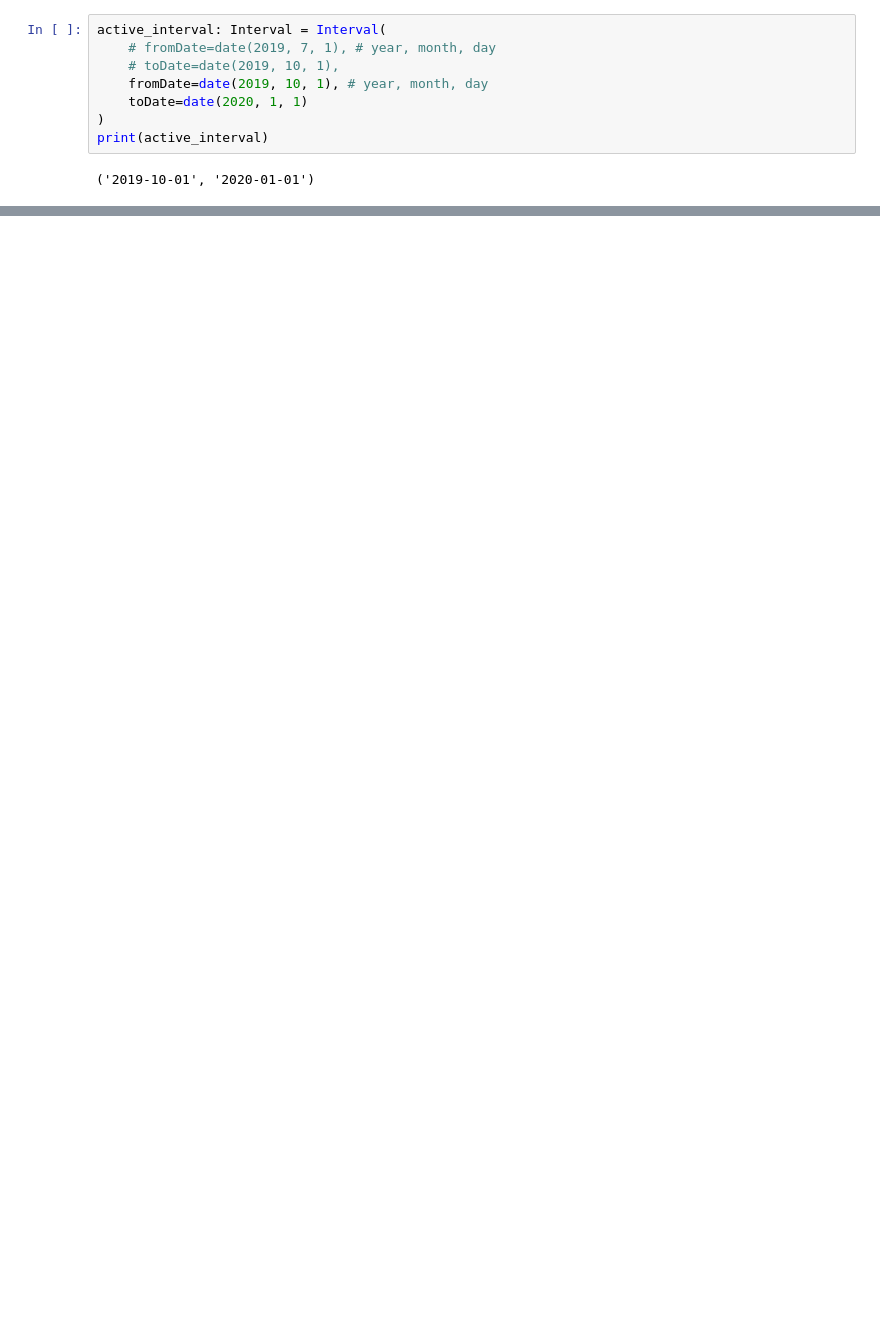
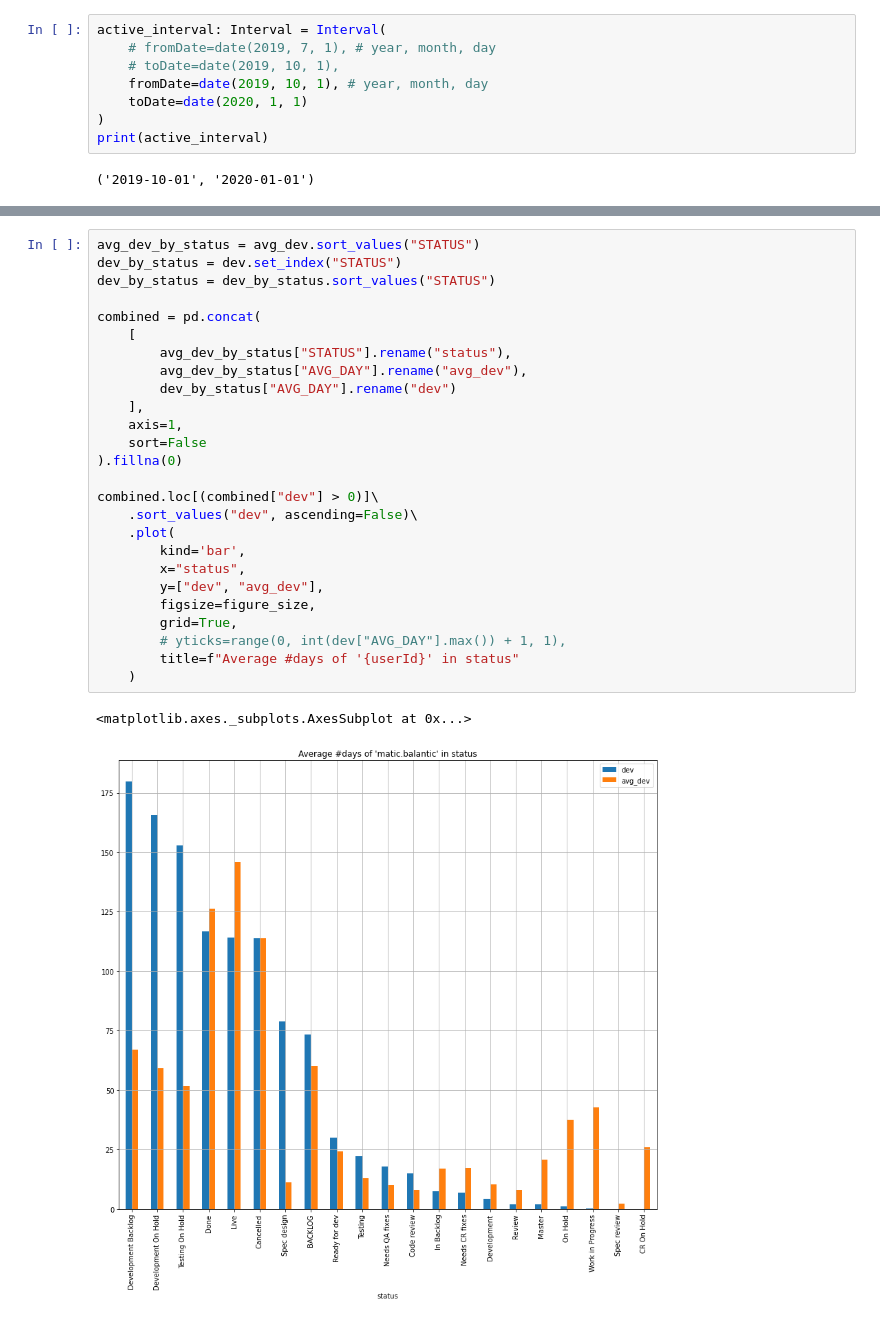
Before and after one commit to pr3mar/thesis, a Jupyter notebook: src/reports/timeline_analysis.ipynb, the cells around one changed output, grey strips where cells are left out. Drawn from its saved outputs; the diff is of its cells as text; blank space fills up the shorter version.

```diff
--- a/src/reports/timeline_analysis.ipynb
+++ b/src/reports/timeline_analysis.ipynb
@@ -49,0 +130,29 @@ SELECT     STATUS "Status",     COUNT(DISTINCT KEY)             "UniqueIssues",
+# %%
+avg_dev_by_status = avg_dev.sort_values("STATUS")
+dev_by_status = dev.set_index("STATUS")
+dev_by_status = dev_by_status.sort_values("STATUS")
+
+combined = pd.concat(
+    [
+        avg_dev_by_status["STATUS"].rename("status"),
+        avg_dev_by_status["AVG_DAY"].rename("avg_dev"),
+        dev_by_status["AVG_DAY"].rename("dev")
+    ],
+    axis=1,
+    sort=False
+).fillna(0)
+
+combined.loc[(combined["dev"] > 0)]\
+    .sort_values("dev", ascending=False)\
+    .plot(
+        kind='bar',
+        x="status",
+        y=["dev", "avg_dev"],
+        figsize=figure_size,
+        grid=True,
+        # yticks=range(0, int(dev["AVG_DAY"].max()) + 1, 1),
+        title=f"Average #days of '{userId}' in status"
+    )
+# %% [output]
+<matplotlib.axes._subplots.AxesSubplot at 0x...>
+[figure, added]
```
Also changed, not shown: parts of 7 cells of this notebook, 4 other files.
